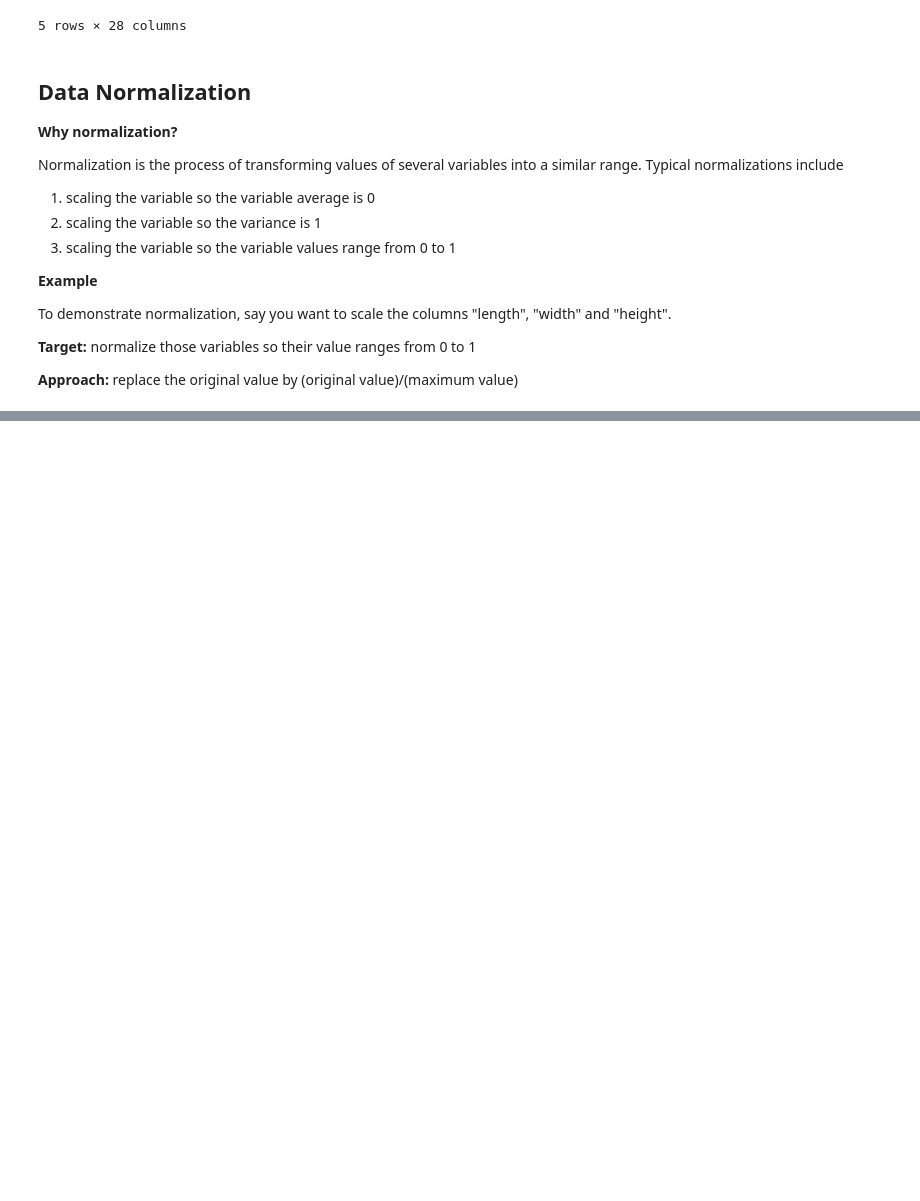
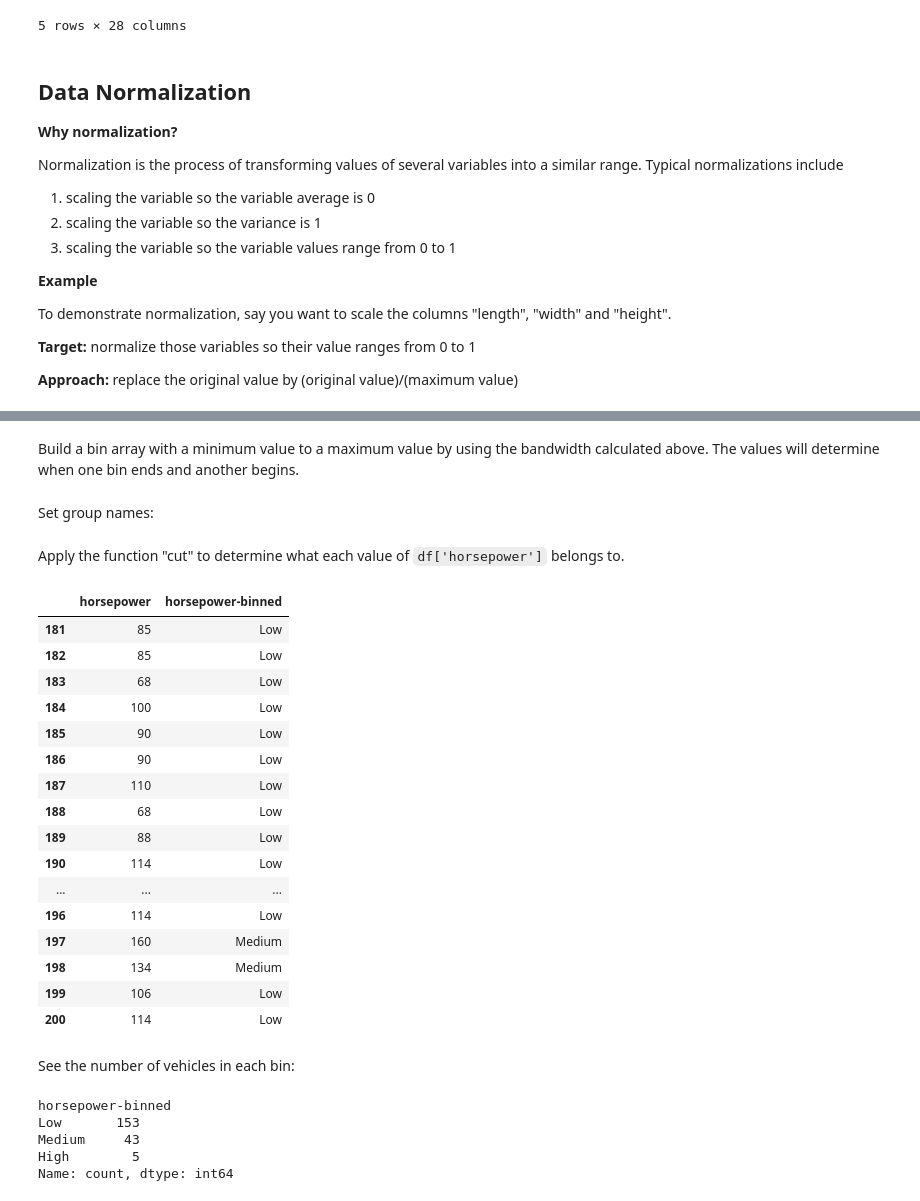
Before and after one commit to AVI-1213/mac, a Jupyter notebook: usedcars/ibm.ipynb, the cells around one changed output, grey strips where cells are left out. Saved outputs shown, nothing was run; the diff lists cells and outputs as text; code cells hidden in the pictures; blank space fills up the shorter version.

```diff
--- a/usedcars/ibm.ipynb
+++ b/usedcars/ibm.ipynb
@@ -254,0 +491,2 @@ df.head()
+# %% [markdown]
+Build a bin array with a minimum value to a maximum value by using the bandwidth calculated above. The values will determine when one bin ends and another begins.
@@ -254,0 +495,2 @@ df.head()
+# %% [markdown]
+Set group  names:
@@ -254,0 +499,33 @@ df.head()
+# %% [markdown]
+Apply the function "cut" to determine what each value of `df['horsepower']` belongs to.
+# %%
+df["horsepower-binned"] = pd.cut(df["horsepower"], bins, labels = group_names, include_lowest = True)
+df[["horsepower", "horsepower-binned"]].tail(20)
+# %% [output]
+|  | horsepower | horsepower-binned |
+| 181 | 85 | Low |
+| 182 | 85 | Low |
+| 183 | 68 | Low |
+| 184 | 100 | Low |
+| 185 | 90 | Low |
+| 186 | 90 | Low |
+| 187 | 110 | Low |
+| 188 | 68 | Low |
+| 189 | 88 | Low |
+| 190 | 114 | Low |
+| ... | ... | ... |
+| 196 | 114 | Low |
+| 197 | 160 | Medium |
+| 198 | 134 | Medium |
+| 199 | 106 | Low |
+| 200 | 114 | Low |
+# %% [markdown]
+See the number of vehicles in each bin:
+# %%
+df["horsepower-binned"].value_counts()
+# %% [output]
+horsepower-binned
+Low       153
+Medium     43
+High        5
+Name: count, dtype: int64
```
Also changed, not shown: parts of 48 cells of this notebook.
